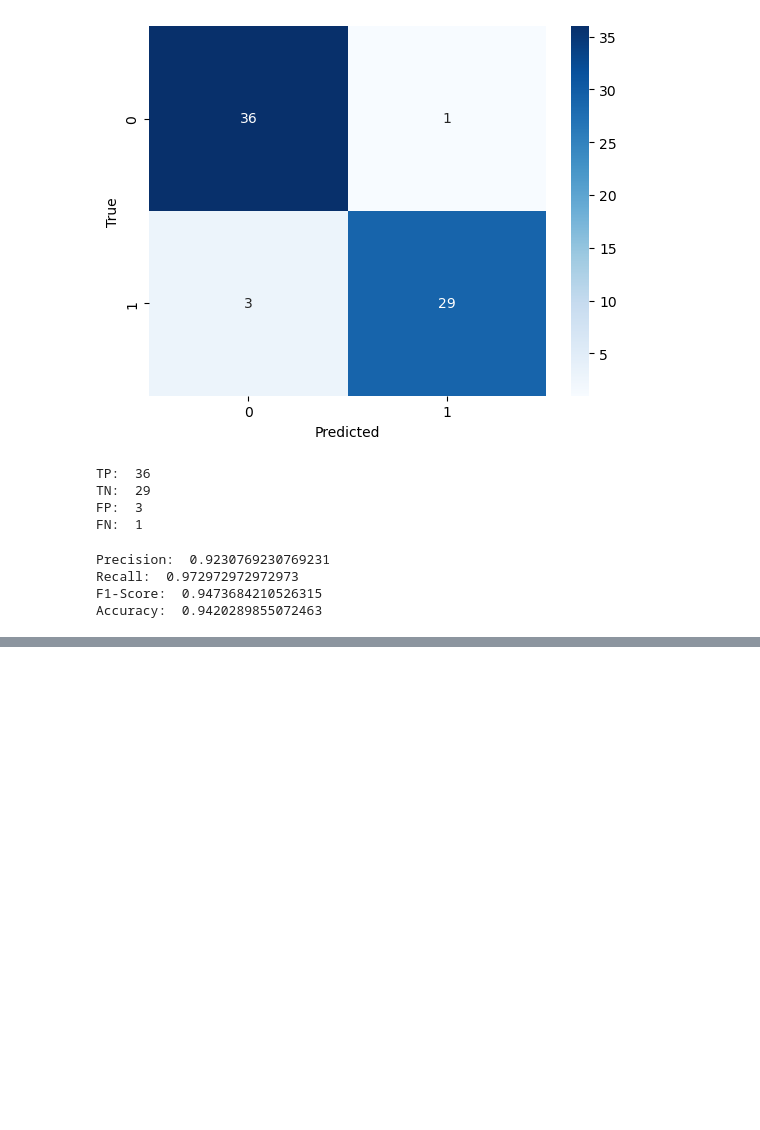
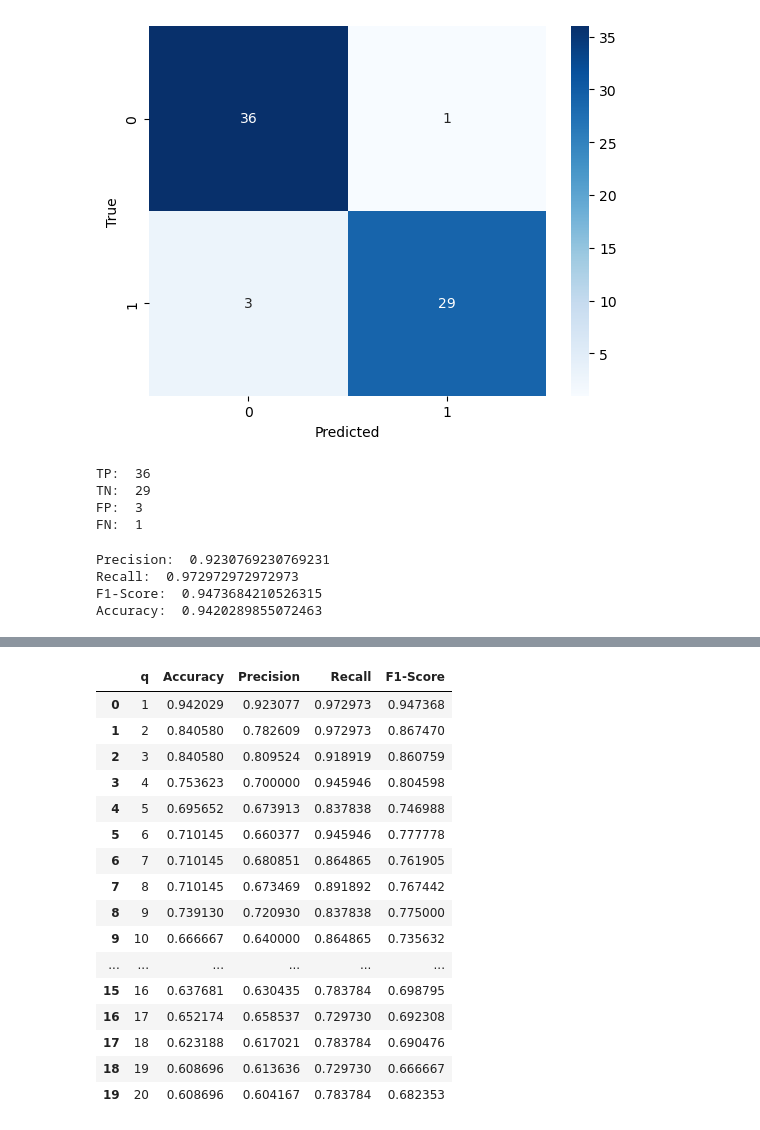
Before and after one commit to AromalShiney/DataMining, a Jupyter notebook: part1.ipynb, the cells around one changed output, grey strips where cells are left out. Cells and saved outputs as stored; diff of their text form; code cells hidden in the pictures; blank space fills up the shorter version.

```diff
--- a/part1.ipynb
+++ b/part1.ipynb
@@ -231,0 +338,20 @@ Accuracy:  0.9420289855072463
+# %%
+result
+# %% [output]
+|  | q | Accuracy | Precision | Recall | F1-Score |
+| 0 | 1 | 0.942029 | 0.923077 | 0.972973 | 0.947368 |
+| 1 | 2 | 0.840580 | 0.782609 | 0.972973 | 0.867470 |
+| 2 | 3 | 0.840580 | 0.809524 | 0.918919 | 0.860759 |
+| 3 | 4 | 0.753623 | 0.700000 | 0.945946 | 0.804598 |
+| 4 | 5 | 0.695652 | 0.673913 | 0.837838 | 0.746988 |
+| 5 | 6 | 0.710145 | 0.660377 | 0.945946 | 0.777778 |
+| 6 | 7 | 0.710145 | 0.680851 | 0.864865 | 0.761905 |
+| 7 | 8 | 0.710145 | 0.673469 | 0.891892 | 0.767442 |
+| 8 | 9 | 0.739130 | 0.720930 | 0.837838 | 0.775000 |
+| 9 | 10 | 0.666667 | 0.640000 | 0.864865 | 0.735632 |
+| ... | ... | ... | ... | ... | ... |
+| 15 | 16 | 0.637681 | 0.630435 | 0.783784 | 0.698795 |
+| 16 | 17 | 0.652174 | 0.658537 | 0.729730 | 0.692308 |
+| 17 | 18 | 0.623188 | 0.617021 | 0.783784 | 0.690476 |
+| 18 | 19 | 0.608696 | 0.613636 | 0.729730 | 0.666667 |
+| 19 | 20 | 0.608696 | 0.604167 | 0.783784 | 0.682353 |
```
Also changed, not shown: parts of 18 cells of this notebook.
